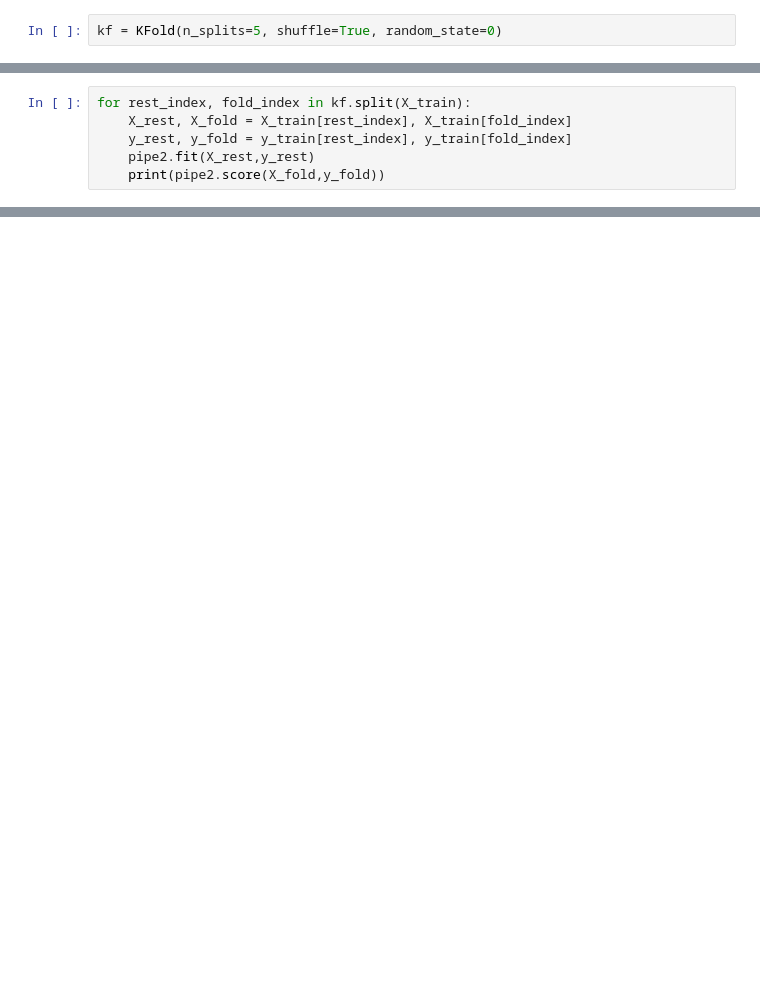
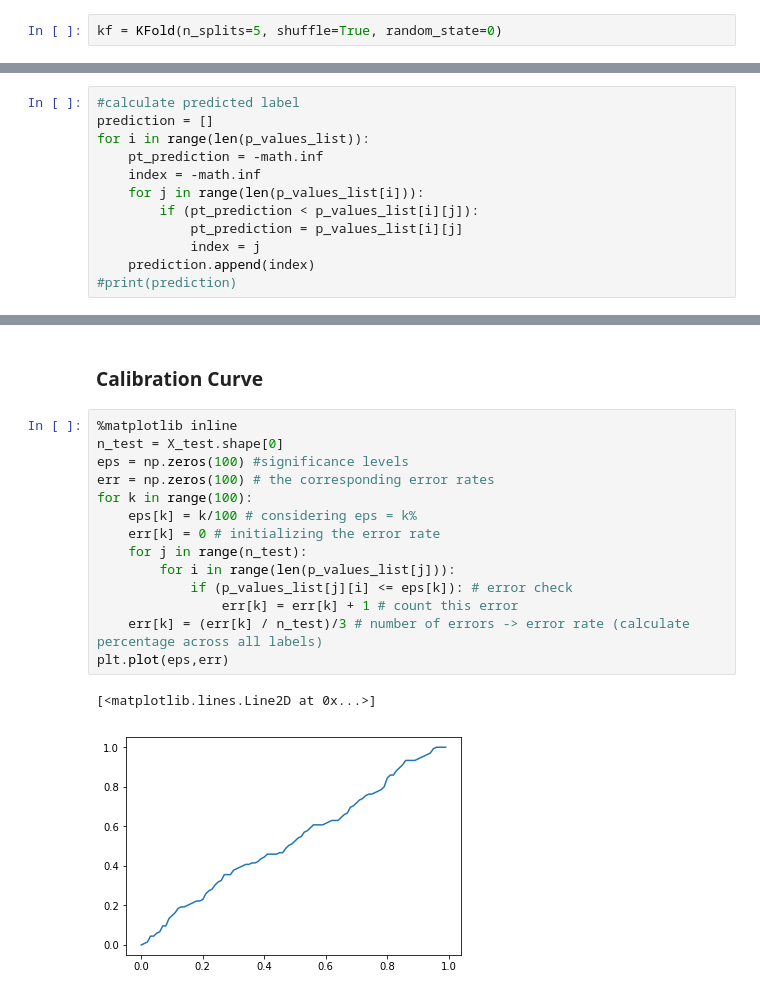
Before and after one commit to dave-light/conformal-prediction, a Jupyter notebook: cross-conformal/Cross Conformal Predictor.ipynb, the cells around one changed output, grey strips where cells are left out. Saved outputs shown, nothing was run; the diff lists cells and outputs as text; blank space fills up the shorter version.

```diff
--- a/cross-conformal/Cross Conformal Predictor.ipynb
+++ b/cross-conformal/Cross Conformal Predictor.ipynb
@@ -275 +330,13 @@ pipe3.decision_function(X_test_w)
+# %%
+#calculate predicted label
+prediction = []
+for i in range(len(p_values_list)):
+    pt_prediction = -math.inf
+    index = -math.inf
+    for j in range(len(p_values_list[i])):
+        if (pt_prediction < p_values_list[i][j]):
+            pt_prediction = p_values_list[i][j]
+            index = j
+    prediction.append(index)
+#print(prediction)
 # %% [markdown]
@@ -277,6 +343,0 @@ pipe3.decision_function(X_test_w)
-# %%
-for rest_index, fold_index in kf.split(X_train):
-    X_rest, X_fold = X_train[rest_index], X_train[fold_index]
-    y_rest, y_fold = y_train[rest_index], y_train[fold_index]
-    pipe2.fit(X_rest,y_rest)
-    print(pipe2.score(X_fold,y_fold))
@@ -282,0 +406,19 @@ for rest_index, fold_index in kf.split(X_train):
+# %% [markdown]
+### Calibration Curve
+# %%
+%matplotlib inline
+n_test = X_test.shape[0]
+eps = np.zeros(100) #significance levels
+err = np.zeros(100) # the corresponding error rates
+for k in range(100):
+    eps[k] = k/100 # considering eps = k%
+    err[k] = 0 # initializing the error rate
+    for j in range(n_test):
+        for i in range(len(p_values_list[j])):
+            if (p_values_list[j][i] <= eps[k]): # error check
+                err[k] = err[k] + 1 # count this error
+    err[k] = (err[k] / n_test)/3 # number of errors -> error rate (calculate percentage across all labels)
+plt.plot(eps,err)
+# %% [output]
+[<matplotlib.lines.Line2D at 0x...>]
+[figure, added]
```
Also changed, not shown: parts of 18 cells of this notebook.
